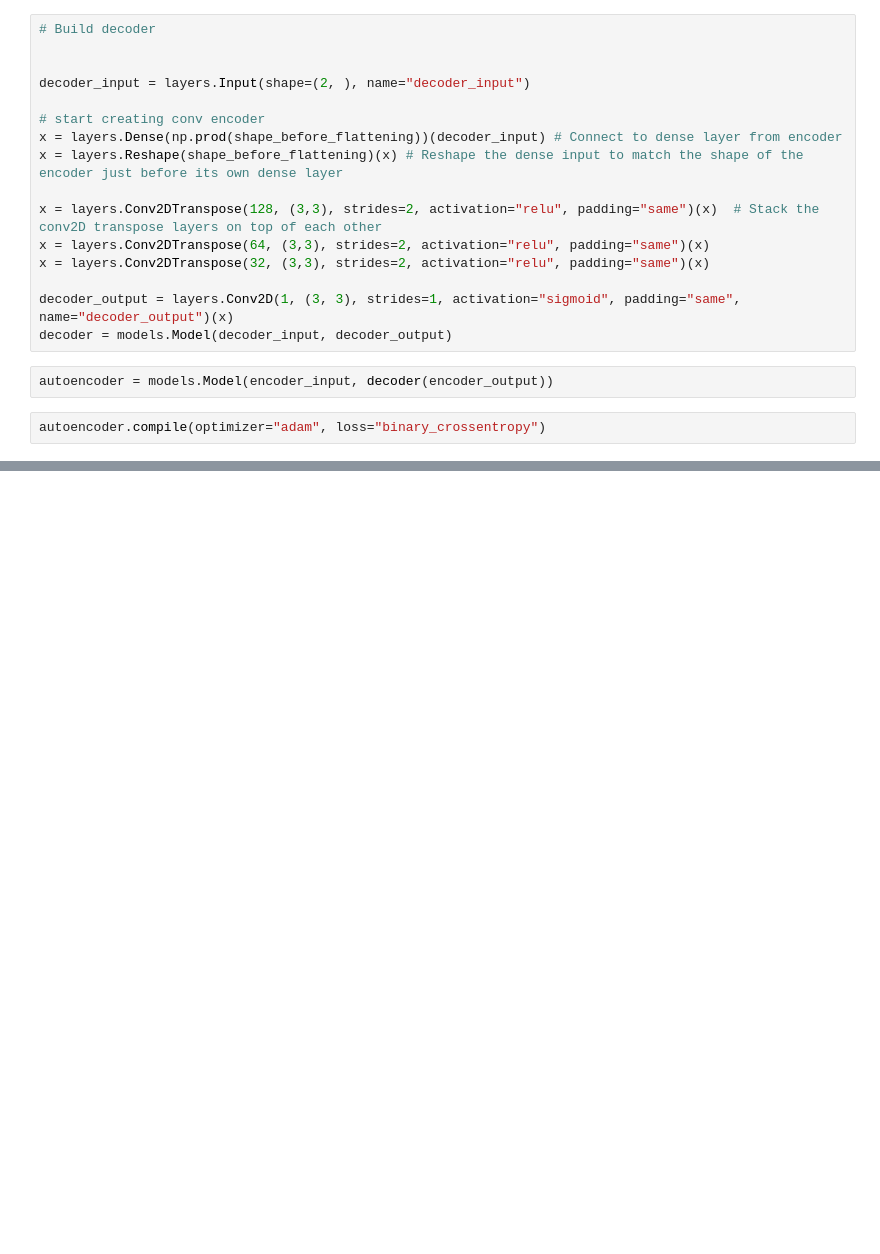
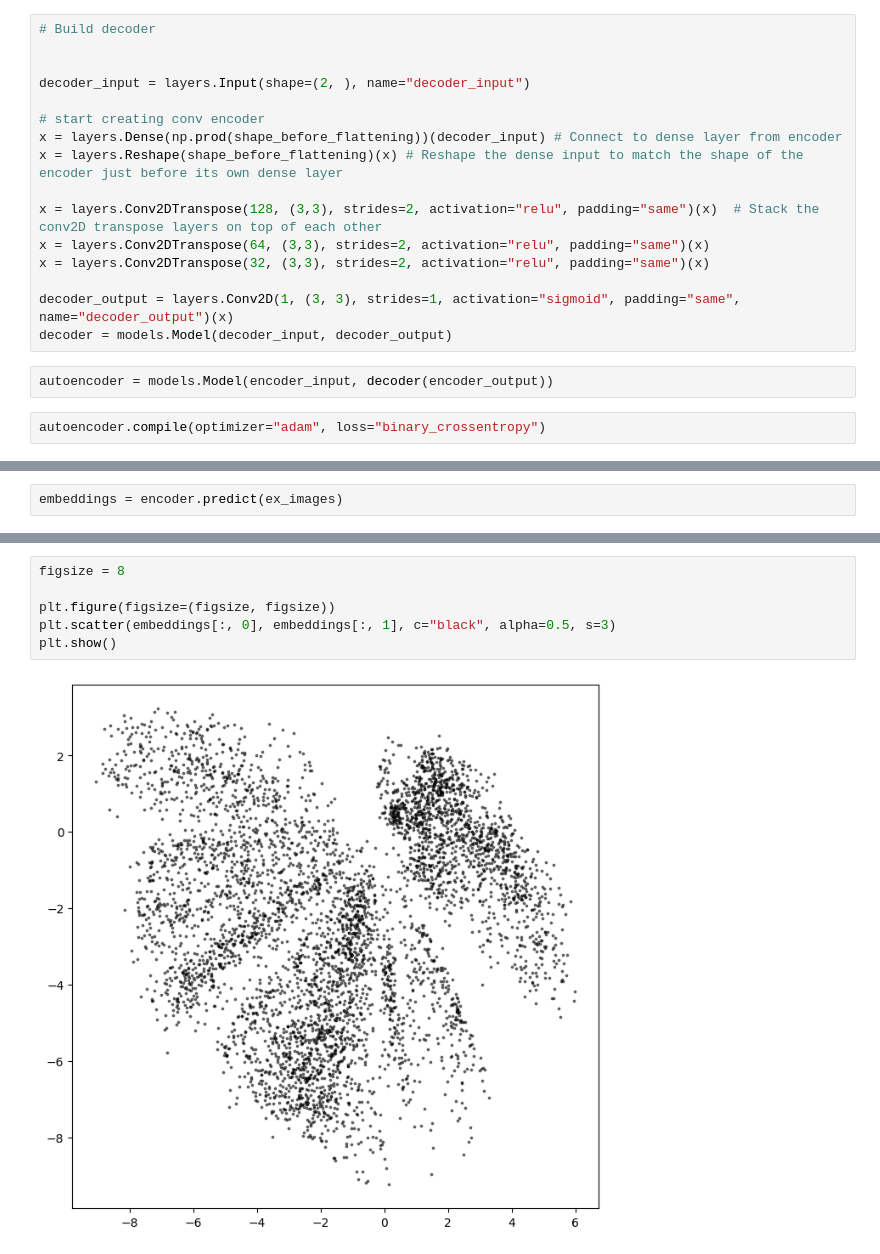
Before and after one commit to PhilOConnor/GenerativeAI, a Jupyter notebook: Autoencoder/Autoencoder.ipynb, the cells around one changed output, grey strips where cells are left out. Cells and saved outputs as stored; diff of their text form; blank space fills up the shorter version.

```diff
--- a/Autoencoder/Autoencoder.ipynb
+++ b/Autoencoder/Autoencoder.ipynb
@@ -112,0 +130,2 @@ array([[[[1.04178056e-04],
+# %%
+embeddings = encoder.predict(ex_images)
@@ -112,0 +134,8 @@ array([[[[1.04178056e-04],
+# %%
+figsize = 8
+
+plt.figure(figsize=(figsize, figsize))
+plt.scatter(embeddings[:, 0], embeddings[:, 1], c="black", alpha=0.5, s=3)
+plt.show()
+# %% [output]
+[figure, added]
```
Also changed, not shown: parts of 9 cells of this notebook.
